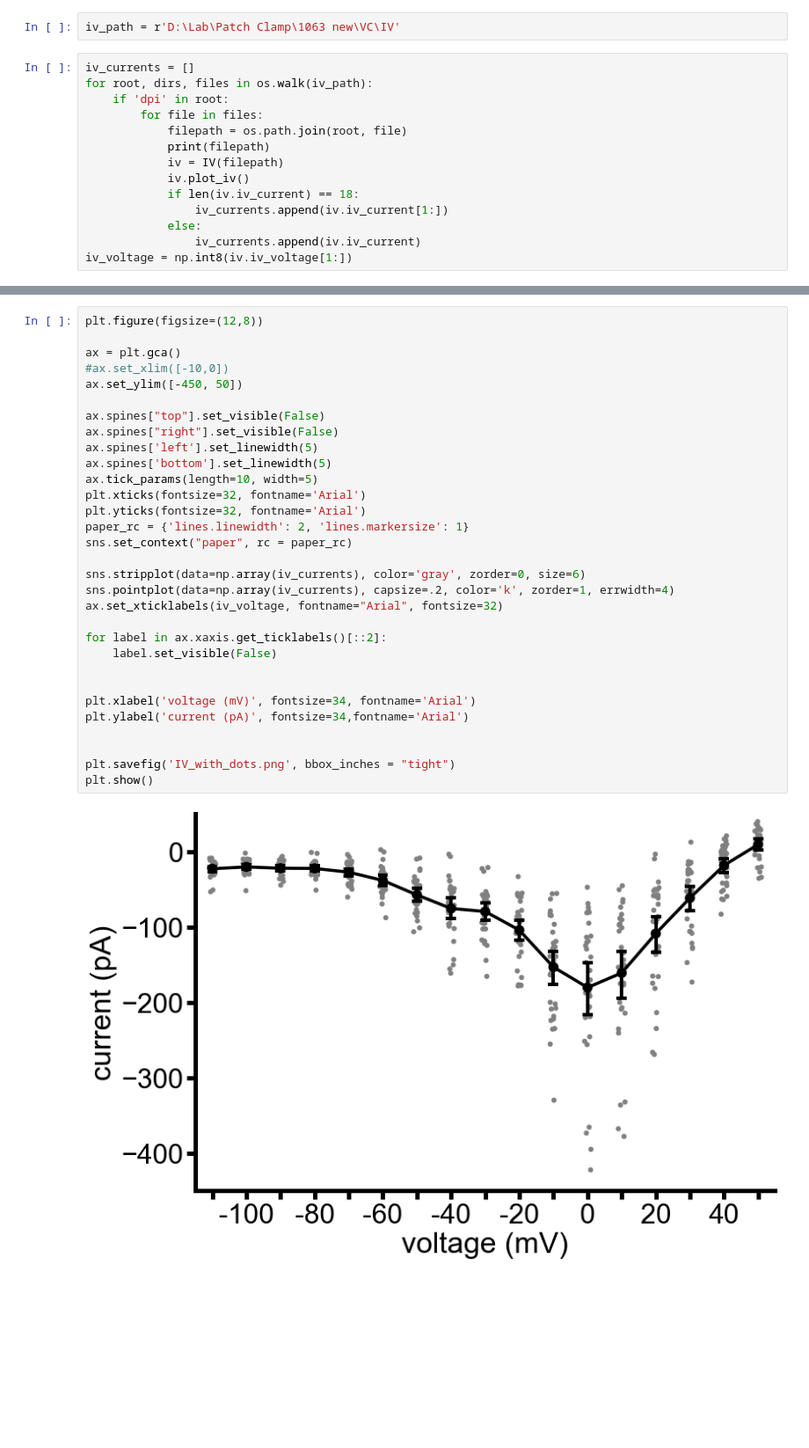
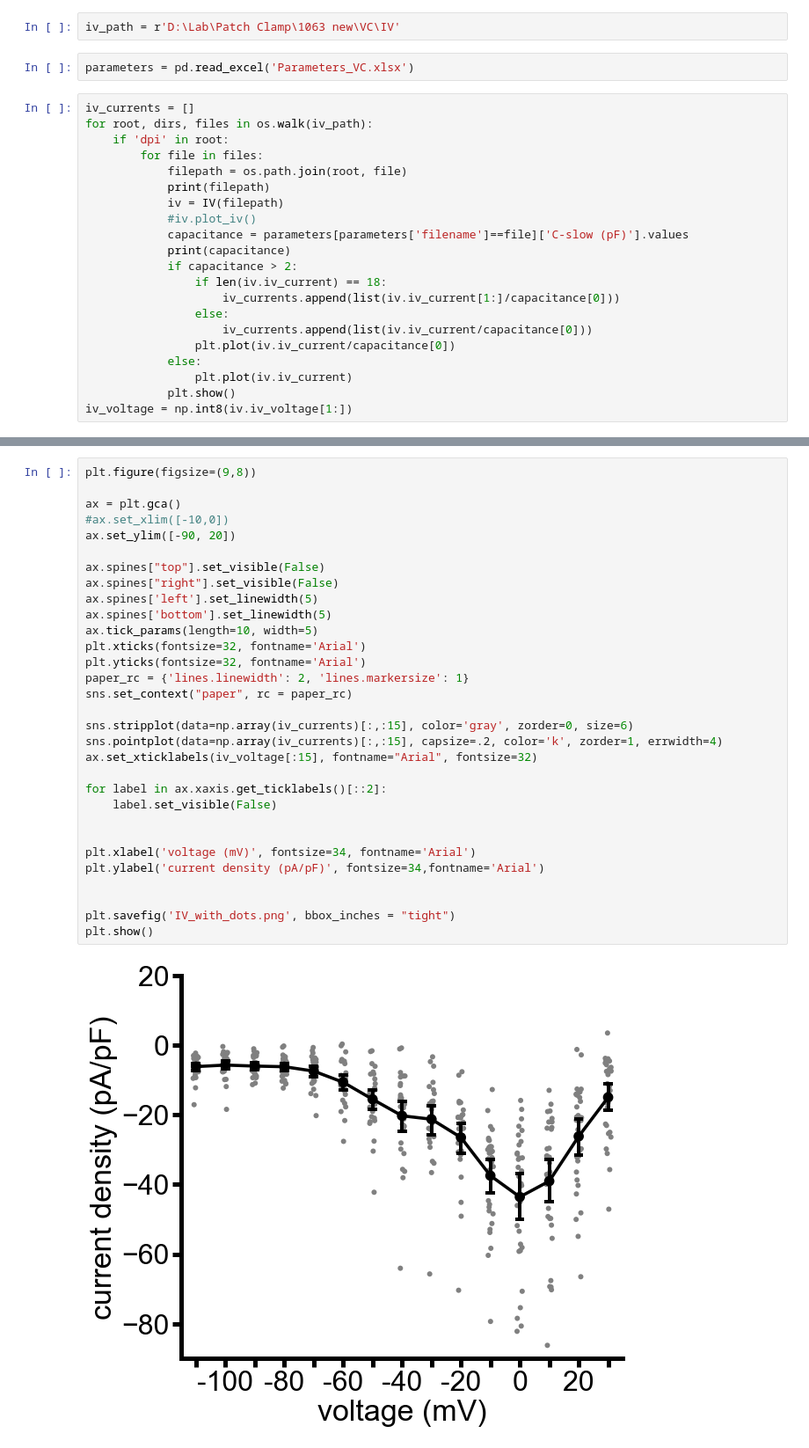
Before and after one commit to AmSchulte/Nociceptor, a Jupyter notebook: Patch Clamp/Voltage Clamp/TTX res. currents.ipynb, the cells around one changed output, grey strips where cells are left out. Shown at 88% size. Drawn from its saved outputs; the diff is of its cells as text; blank space fills up the shorter version.

```diff
--- a/Patch Clamp/Voltage Clamp/TTX res. currents.ipynb
+++ b/Patch Clamp/Voltage Clamp/TTX res. currents.ipynb
@@ -16,5 +13,7 @@ The autoreload extension is already loaded. To reload it, use:
 # %%
 iv_path = r'D:\Lab\Patch Clamp\1063 new\VC\IV'
+# %%
+parameters = pd.read_excel('Parameters_VC.xlsx')
 # %%
 iv_currents = []
 for root, dirs, files in os.walk(iv_path):
@@ -23,11 +22,18 @@ for root, dirs, files in os.walk(iv_path):
             filepath = os.path.join(root, file)
             print(filepath)
             iv = IV(filepath)
-            iv.plot_iv()
-            if len(iv.iv_current) == 18:
-                iv_currents.append(iv.iv_current[1:])
+            #iv.plot_iv()
+            capacitance = parameters[parameters['filename']==file]['C-slow (pF)'].values
+            print(capacitance)
+            if capacitance > 2:
+                if len(iv.iv_current) == 18:
+                    iv_currents.append(list(iv.iv_current[1:]/capacitance[0]))
+                else:
+                    iv_currents.append(list(iv.iv_current/capacitance[0]))
+                plt.plot(iv.iv_current/capacitance[0])
             else:
-                iv_currents.append(iv.iv_current)
+                plt.plot(iv.iv_current)
+            plt.show()
 iv_voltage = np.int8(iv.iv_voltage[1:])
 # %% [output]
 D:\Lab\Patch Clamp\1063 new\VC\IV\14dpi\2022-04-11_001_5.asc
@@ -60,33 +146,33 @@ twohundred = count/len(iv_currents)
 # %%
-plt.figure(figsize=(12,8))
+plt.figure(figsize=(9,8))
 
 ax = plt.gca()
 #ax.set_xlim([-10,0])
-ax.set_ylim([-450, 50])
+ax.set_ylim([-90, 20])
 
 ax.spines["top"].set_visible(False)
 ax.spines["right"].set_visible(False)
 ax.spines['left'].set_linewidth(5)
 ax.spines['bottom'].set_linewidth(5)
 ax.tick_params(length=10, width=5)
 plt.xticks(fontsize=32, fontname='Arial')
 plt.yticks(fontsize=32, fontname='Arial')
 paper_rc = {'lines.linewidth': 2, 'lines.markersize': 1}
 sns.set_context("paper", rc = paper_rc)
 
-sns.stripplot(data=np.array(iv_currents), color='gray', zorder=0, size=6)
-sns.pointplot(data=np.array(iv_currents), capsize=.2, color='k', zorder=1, errwidth=4)
-ax.set_xticklabels(iv_voltage, fontname="Arial", fontsize=32)
+sns.stripplot(data=np.array(iv_currents)[:,:15], color='gray', zorder=0, size=6)
+sns.pointplot(data=np.array(iv_currents)[:,:15], capsize=.2, color='k', zorder=1, errwidth=4)
+ax.set_xticklabels(iv_voltage[:15], fontname="Arial", fontsize=32)
 
 for label in ax.xaxis.get_ticklabels()[::2]:
     label.set_visible(False)
 
 
 plt.xlabel('voltage (mV)', fontsize=34, fontname='Arial')
-plt.ylabel('current (pA)', fontsize=34,fontname='Arial')
+plt.ylabel('current density (pA/pF)', fontsize=34,fontname='Arial')
 
 
 plt.savefig('IV_with_dots.png', bbox_inches = "tight")
 plt.show()
 # %% [output]
-[figure, old version]
+[figure, new version]
```
Also changed, not shown: parts of 11 cells of this notebook, 5 other files.
